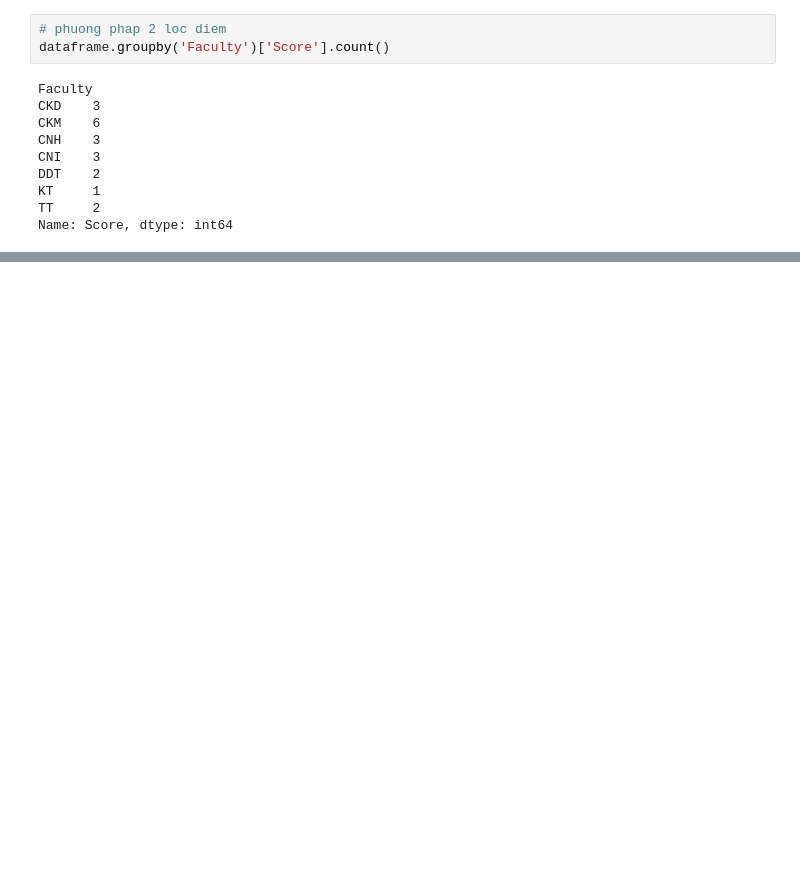
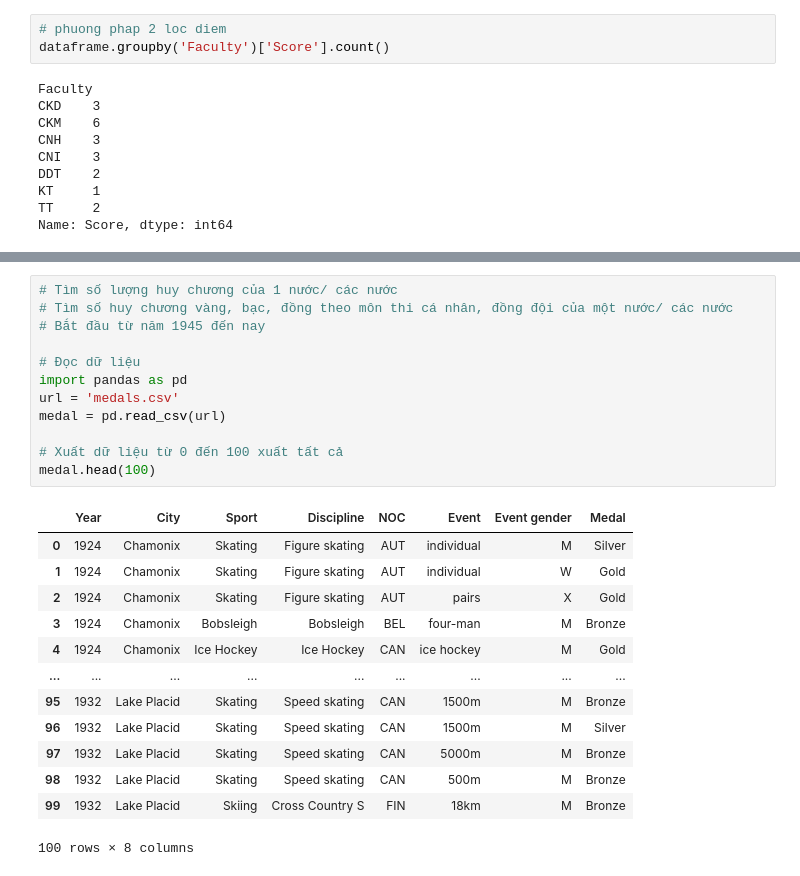
Before and after one commit to hodangtu01/HOMEWORK1---AI, a Jupyter notebook: Practice_W3.ipynb, the cells around one changed output, grey strips where cells are left out. Drawn from its saved outputs; the diff is of its cells as text; blank space fills up the shorter version.

```diff
--- a/Practice_W3.ipynb
+++ b/Practice_W3.ipynb
@@ -259,0 +270,26 @@ dataframe.resample('M').mean()
+# %%
+# Tìm số lượng huy chương của 1 nước/ các nước
+# Tìm số huy chương vàng, bạc, đồng theo môn thi cá nhân, đồng đội của một nước/ các nước
+# Bắt đầu từ năm 1945 đến nay
+
+# Đọc dữ liệu
+import pandas as pd
+url = 'medals.csv'
+medal = pd.read_csv(url)
+
+# Xuất dữ liệu từ 0 đến 100 xuất tất cả
+medal.head(100)
+# %% [output]
+|  | Year | City | Sport | Discipline | NOC | Event | Event gender | Medal |
+| 0 | 1924 | Chamonix | Skating | Figure skating | AUT | individual | M | Silver |
+| 1 | 1924 | Chamonix | Skating | Figure skating | AUT | individual | W | Gold |
+| 2 | 1924 | Chamonix | Skating | Figure skating | AUT | pairs | X | Gold |
+| 3 | 1924 | Chamonix | Bobsleigh | Bobsleigh | BEL | four-man | M | Bronze |
+| 4 | 1924 | Chamonix | Ice Hockey | Ice Hockey | CAN | ice hockey | M | Gold |
+| ... | ... | ... | ... | ... | ... | ... | ... | ... |
+| 95 | 1932 | Lake Placid | Skating | Speed skating | CAN | 1500m | M | Bronze |
+| 96 | 1932 | Lake Placid | Skating | Speed skating | CAN | 1500m | M | Silver |
+| 97 | 1932 | Lake Placid | Skating | Speed skating | CAN | 5000m | M | Bronze |
+| 98 | 1932 | Lake Placid | Skating | Speed skating | CAN | 500m | M | Bronze |
+| 99 | 1932 | Lake Placid | Skiing | Cross Country S | FIN | 18km | M | Bronze |
+100 rows × 8 columns
```
Also changed, not shown: parts of 9 cells of this notebook.
